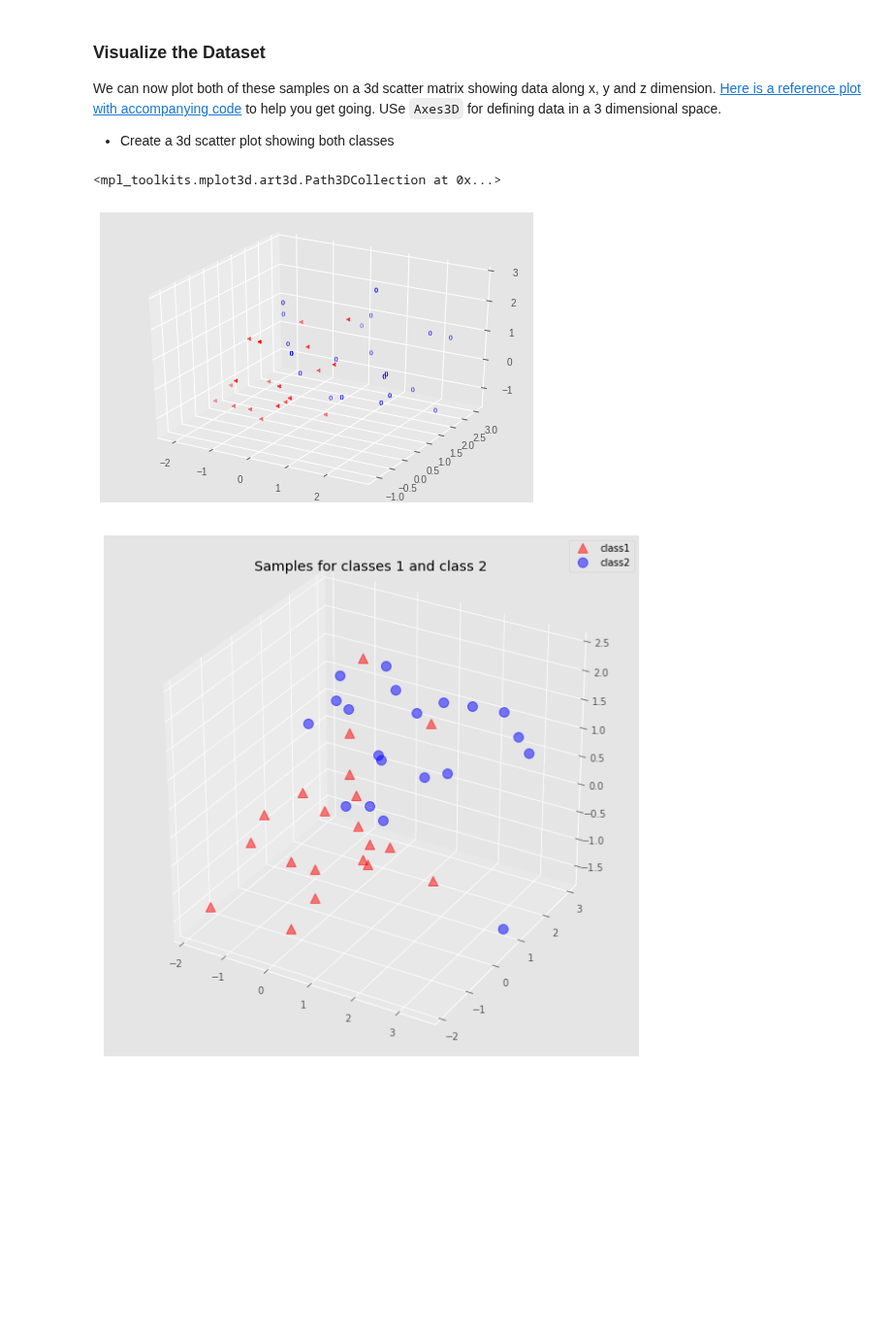
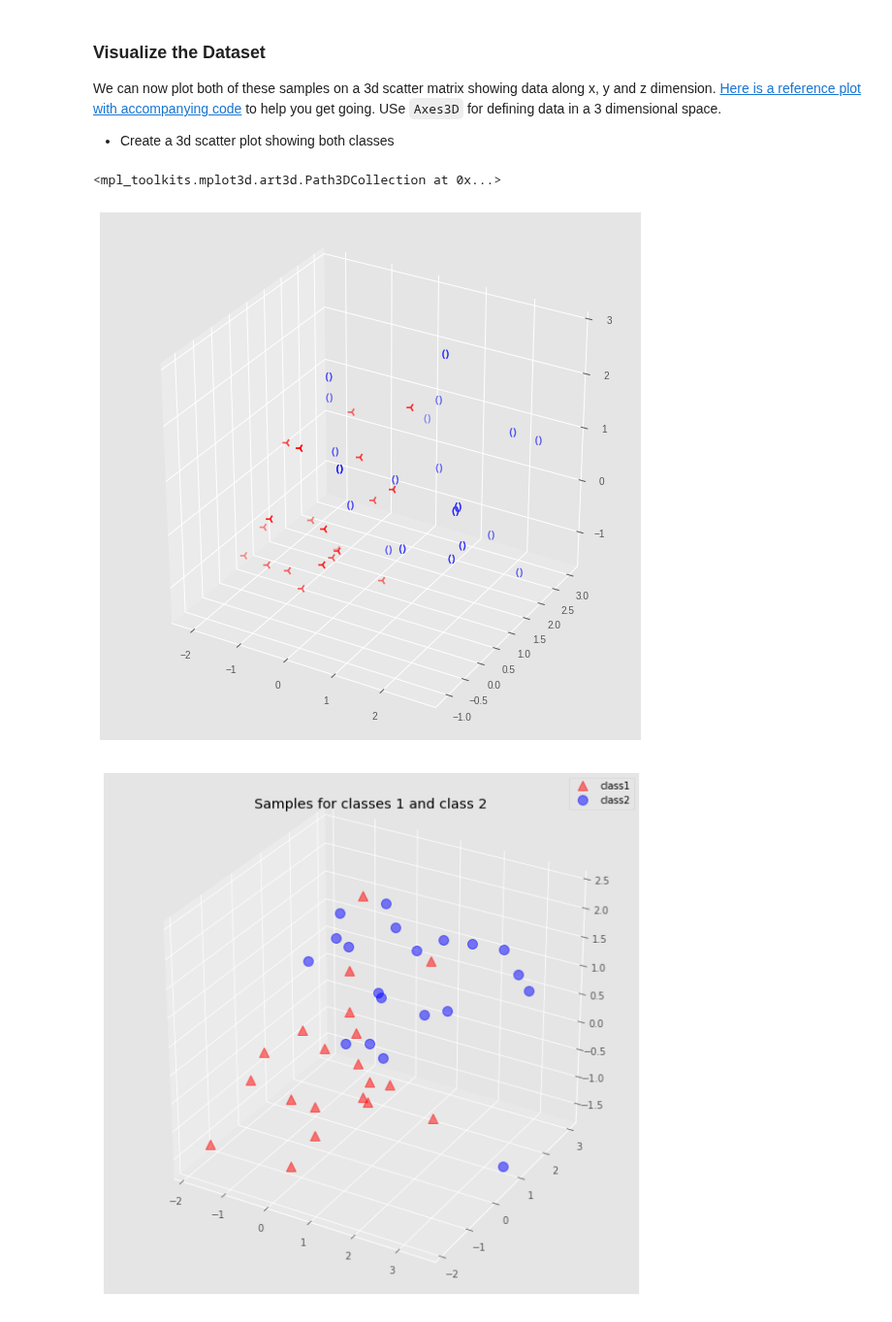
Before and after one commit to Patrickbfuller/dsc-3-34-07-pca-implementation-visualization-python-numpy-lab-seattle-ds-career-040119, a Jupyter notebook: index.ipynb, the cells around one changed output. Shown at 97% size. Cells and saved outputs as stored; diff of their text form; code cells hidden in the pictures; blank space fills up the shorter version.

```diff
--- a/index.ipynb
+++ b/index.ipynb
@@ -85,15 +85,15 @@ import matplotlib.pyplot as plt
 from mpl_toolkits.mplot3d import Axes3D
 # %%
 plt.style.use('ggplot')
-fig = plt.figure()
+fig = plt.figure(figsize=(10,10))
 ax = fig.add_subplot(111, projection='3d')
 x,y,z = sample1
-ax.scatter(x,y,z, marker='3', c='red', s)
+ax.scatter(x,y,z, marker='3', c='red', s=80)
 x,y,z = sample2
-ax.scatter(x,y,z, marker='$()$', c='blue')
+ax.scatter(x,y,z, marker='$()$', c='blue', s=80)
 # %% [output]
 <mpl_toolkits.mplot3d.art3d.Path3DCollection at 0x...>
-[figure, old version]
+[figure, new version]
 # %%
 # your code here
 # %% [output]
```
